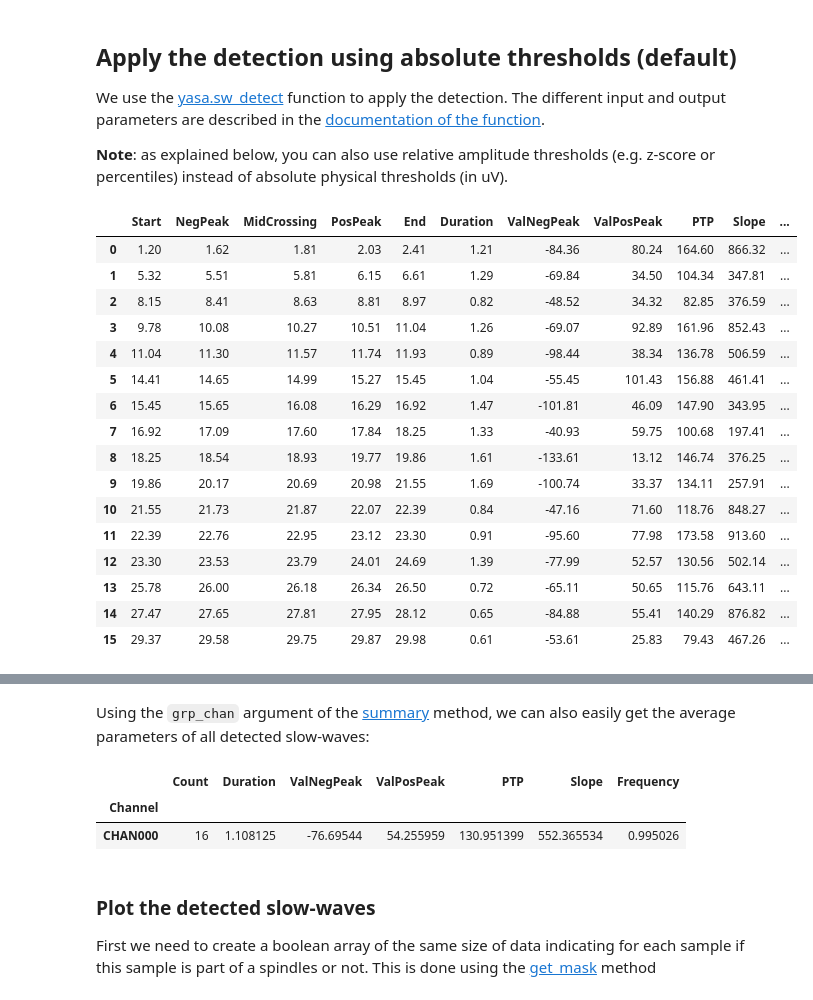
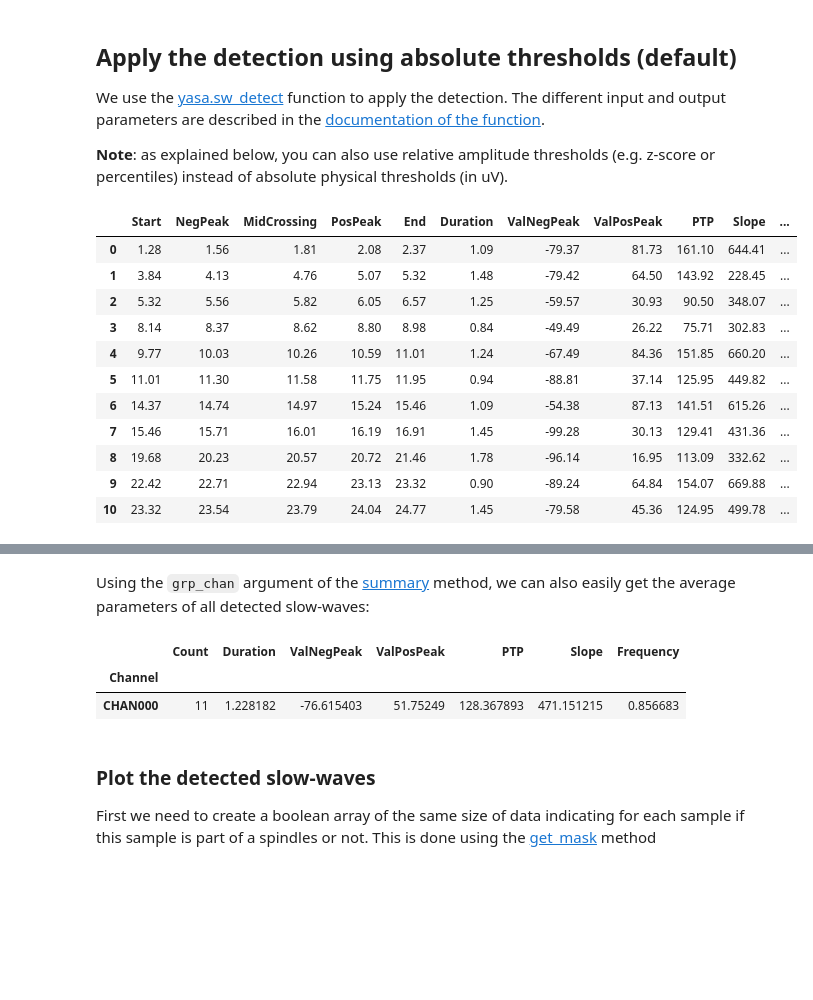
Before and after one commit to raphaelvallat/yasa, a Jupyter notebook: notebooks/05_sw_detection.ipynb, the cells around one changed output, grey strips where cells are left out. Drawn from its saved outputs; the diff is of its cells as text; code cells hidden in the pictures; blank space fills up the shorter version.

```diff
--- a/notebooks/05_sw_detection.ipynb
+++ b/notebooks/05_sw_detection.ipynb
@@ -58,36 +51,31 @@ We use the [yasa.sw_detect](https://raphaelvallat.com/yasa/build/html/generated/
 # %%
 from yasa import sw_detect
 
 # Short version
 # sw = sw_detect(data, sf, hypno=hypno)
 
 # Long version (with all the optional implicit arguments)
-sw = sw_detect(data, sf, hypno=hypno, include=(2, 3), freq_sw=(0.3, 2),
-               dur_neg=(0.3, 1.5), dur_pos=(0.1, 1), amp_neg=(40, 300),
-               amp_pos=(10, 150), amp_ptp=(75, 400), remove_outliers=False,
-               coupling=False, freq_sp=(12, 16))
+sw = sw_detect(data, sf, hypno=hypno, include=(2, 3), freq_sw=(0.3, 1.5),
+               dur_neg=(0.3, 1.5), dur_pos=(0.1, 1), amp_neg=(40, 200),
+               amp_pos=(10, 150), amp_ptp=(75, 350), coupling=False,
+               freq_sp=(12, 16), remove_outliers=False, verbose=False)
 
 # To get the full detection dataframe, we use the .summary() method
 events = sw.summary()
 events.round(2)
 # %% [output]
 |  | Start | NegPeak | MidCrossing | PosPeak | End | Duration | ValNegPeak | ValPosPeak | PTP | Slope | ... |
-| 0 | 1.20 | 1.62 | 1.81 | 2.03 | 2.41 | 1.21 | -84.36 | 80.24 | 164.60 | 866.32 | ... |
-| 1 | 5.32 | 5.51 | 5.81 | 6.15 | 6.61 | 1.29 | -69.84 | 34.50 | 104.34 | 347.81 | ... |
-| 2 | 8.15 | 8.41 | 8.63 | 8.81 | 8.97 | 0.82 | -48.52 | 34.32 | 82.85 | 376.59 | ... |
-| 3 | 9.78 | 10.08 | 10.27 | 10.51 | 11.04 | 1.26 | -69.07 | 92.89 | 161.96 | 852.43 | ... |
-| 4 | 11.04 | 11.30 | 11.57 | 11.74 | 11.93 | 0.89 | -98.44 | 38.34 | 136.78 | 506.59 | ... |
-| 5 | 14.41 | 14.65 | 14.99 | 15.27 | 15.45 | 1.04 | -55.45 | 101.43 | 156.88 | 461.41 | ... |
-| 6 | 15.45 | 15.65 | 16.08 | 16.29 | 16.92 | 1.47 | -101.81 | 46.09 | 147.90 | 343.95 | ... |
-| 7 | 16.92 | 17.09 | 17.60 | 17.84 | 18.25 | 1.33 | -40.93 | 59.75 | 100.68 | 197.41 | ... |
-| 8 | 18.25 | 18.54 | 18.93 | 19.77 | 19.86 | 1.61 | -133.61 | 13.12 | 146.74 | 376.25 | ... |
-| 9 | 19.86 | 20.17 | 20.69 | 20.98 | 21.55 | 1.69 | -100.74 | 33.37 | 134.11 | 257.91 | ... |
-| 10 | 21.55 | 21.73 | 21.87 | 22.07 | 22.39 | 0.84 | -47.16 | 71.60 | 118.76 | 848.27 | ... |
-| 11 | 22.39 | 22.76 | 22.95 | 23.12 | 23.30 | 0.91 | -95.60 | 77.98 | 173.58 | 913.60 | ... |
-| 12 | 23.30 | 23.53 | 23.79 | 24.01 | 24.69 | 1.39 | -77.99 | 52.57 | 130.56 | 502.14 | ... |
-| 13 | 25.78 | 26.00 | 26.18 | 26.34 | 26.50 | 0.72 | -65.11 | 50.65 | 115.76 | 643.11 | ... |
-| 14 | 27.47 | 27.65 | 27.81 | 27.95 | 28.12 | 0.65 | -84.88 | 55.41 | 140.29 | 876.82 | ... |
-| 15 | 29.37 | 29.58 | 29.75 | 29.87 | 29.98 | 0.61 | -53.61 | 25.83 | 79.43 | 467.26 | ... |
+| 0 | 1.28 | 1.56 | 1.81 | 2.08 | 2.37 | 1.09 | -79.37 | 81.73 | 161.10 | 644.41 | ... |
+| 1 | 3.84 | 4.13 | 4.76 | 5.07 | 5.32 | 1.48 | -79.42 | 64.50 | 143.92 | 228.45 | ... |
+| 2 | 5.32 | 5.56 | 5.82 | 6.05 | 6.57 | 1.25 | -59.57 | 30.93 | 90.50 | 348.07 | ... |
+| 3 | 8.14 | 8.37 | 8.62 | 8.80 | 8.98 | 0.84 | -49.49 | 26.22 | 75.71 | 302.83 | ... |
+| 4 | 9.77 | 10.03 | 10.26 | 10.59 | 11.01 | 1.24 | -67.49 | 84.36 | 151.85 | 660.20 | ... |
+| 5 | 11.01 | 11.30 | 11.58 | 11.75 | 11.95 | 0.94 | -88.81 | 37.14 | 125.95 | 449.82 | ... |
+| 6 | 14.37 | 14.74 | 14.97 | 15.24 | 15.46 | 1.09 | -54.38 | 87.13 | 141.51 | 615.26 | ... |
+| 7 | 15.46 | 15.71 | 16.01 | 16.19 | 16.91 | 1.45 | -99.28 | 30.13 | 129.41 | 431.36 | ... |
+| 8 | 19.68 | 20.23 | 20.57 | 20.72 | 21.46 | 1.78 | -96.14 | 16.95 | 113.09 | 332.62 | ... |
+| 9 | 22.42 | 22.71 | 22.94 | 23.13 | 23.32 | 0.90 | -89.24 | 64.84 | 154.07 | 669.88 | ... |
+| 10 | 23.32 | 23.54 | 23.79 | 24.04 | 24.77 | 1.45 | -79.58 | 45.36 | 124.95 | 499.78 | ... |
 # %% [markdown]
 The output of the slow-waves detection is a [SWResults](https://raphaelvallat.com/yasa/build/html/generated/yasa.SWResults.html#yasa.SWResults) class, which comes with some pre-compiled functions (also called methods). For instance, the [summary](https://raphaelvallat.com/yasa/build/html/generated/yasa.SWResults.html#yasa.SWResults.summary) method returns a [pandas DataFrame](http://pandas.pydata.org/pandas-docs/stable/dsintro.html#dataframe) with all the detected slow-waves and their properties. The different slow-waves properties are explained in the figure below:
 
@@ -99,7 +87,7 @@ sw.summary(grp_chan=True, aggfunc='mean')
 # %% [output]
 |  | Count | Duration | ValNegPeak | ValPosPeak | PTP | Slope | Frequency |
 | Channel |  |  |  |  |  |  |  |
-| CHAN000 | 16 | 1.108125 | -76.69544 | 54.255959 | 130.951399 | 552.365534 | 0.995026 |
+| CHAN000 | 11 | 1.228182 | -76.615403 | 51.75249 | 128.367893 | 471.151215 | 0.856683 |
 # %% [markdown]
 ### Plot the detected slow-waves
 
```
Also changed, not shown: parts of 15 cells of this notebook, 3 other files.
